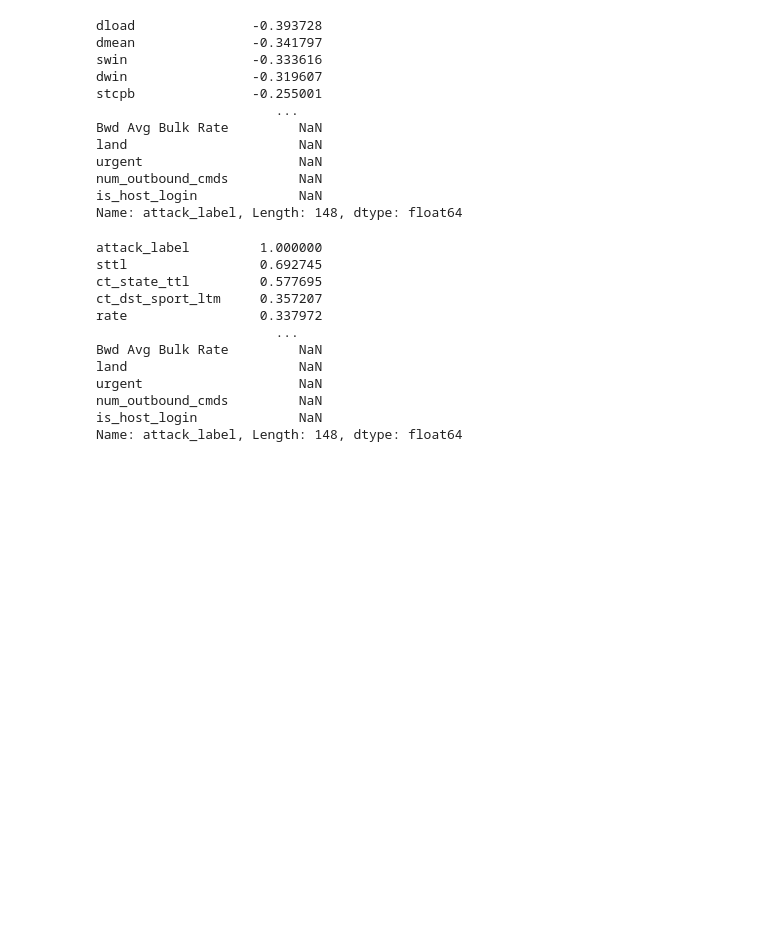
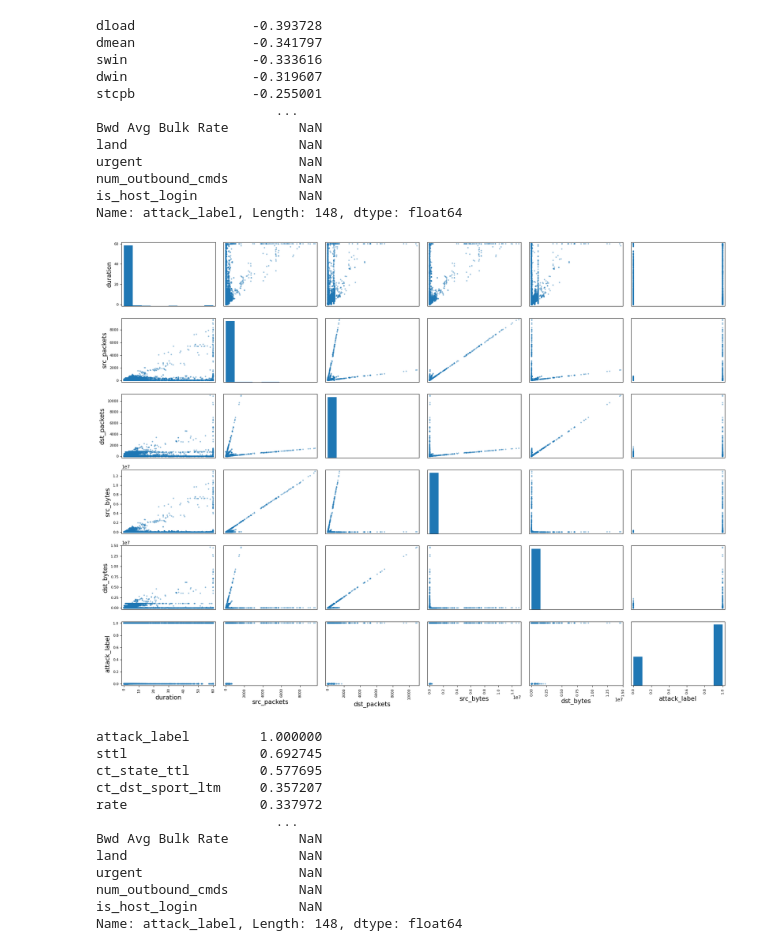
Before and after one commit to jim-X-AI/ResponseX, a Jupyter notebook: Intrusion detection system.ipynb, the cells around one changed output. Cells and saved outputs as stored; diff of their text form; code cells hidden in the pictures; blank space fills up the shorter version.

```diff
--- a/Intrusion detection system.ipynb
+++ b/Intrusion detection system.ipynb
@@ -488,11 +492,13 @@ is_host_login             NaN
 Name: attack_label, Length: 148, dtype: float64
 # %%
 
-# from pandas.plotting import scatter_matrix
+from pandas.plotting import scatter_matrix
 
-# scatter_matrix(df_visuals[['duration', 'protocol_type', 'src_packets', 'dst_packets', 'src_bytes', 'dst_bytes', 'attack_label']], figsize=(20, 15))
-# save_fig('scatter matrix plot of common data')
-# plt.show()
+scatter_matrix(df_visuals[['duration', 'protocol_type', 'src_packets', 'dst_packets', 'src_bytes', 'dst_bytes', 'attack_label']], figsize=(20, 15))
+save_fig('scatter matrix plot of common data')
+plt.show()
+# %% [output]
+[figure, added]
 # %%
 corr_matrix['attack_label'].sort_values(ascending=False)
 # %% [output]
```
Also changed, not shown: parts of 9 cells of this notebook.
